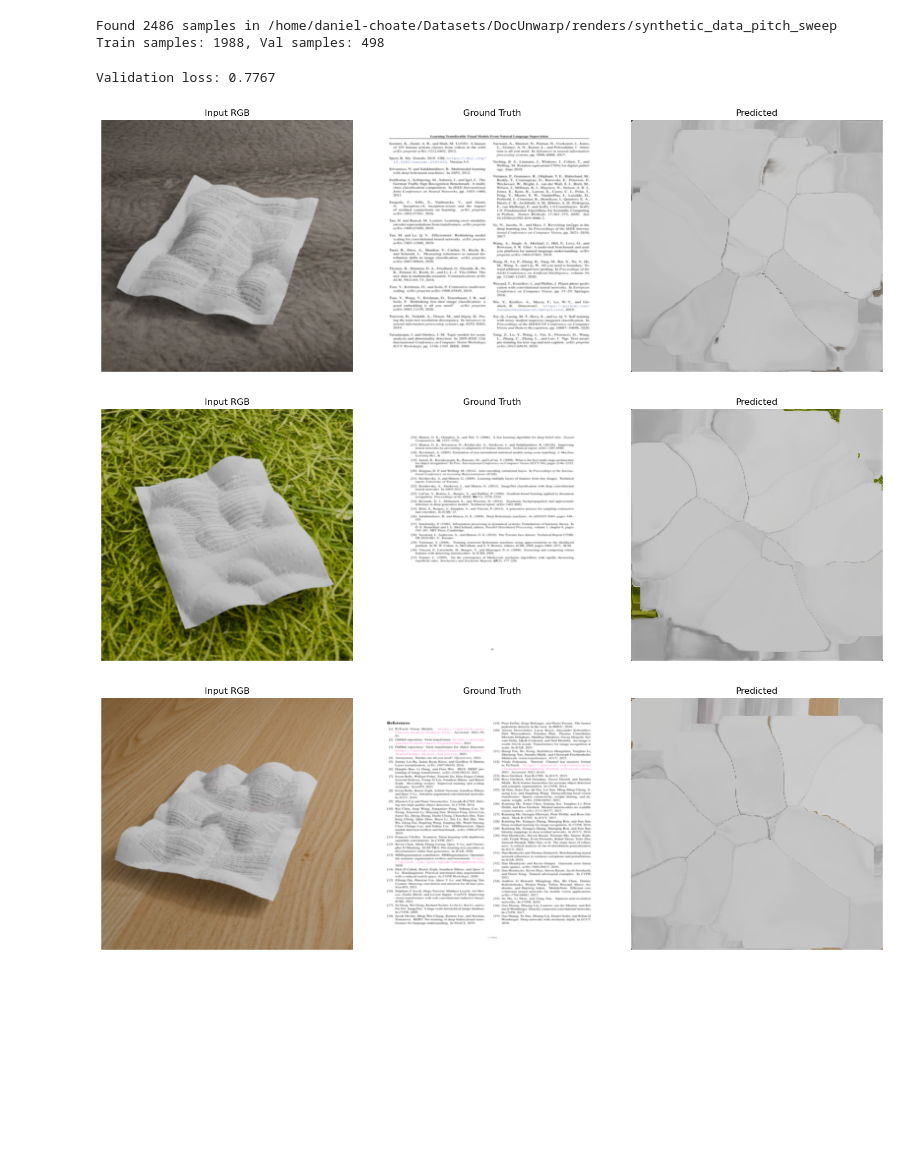
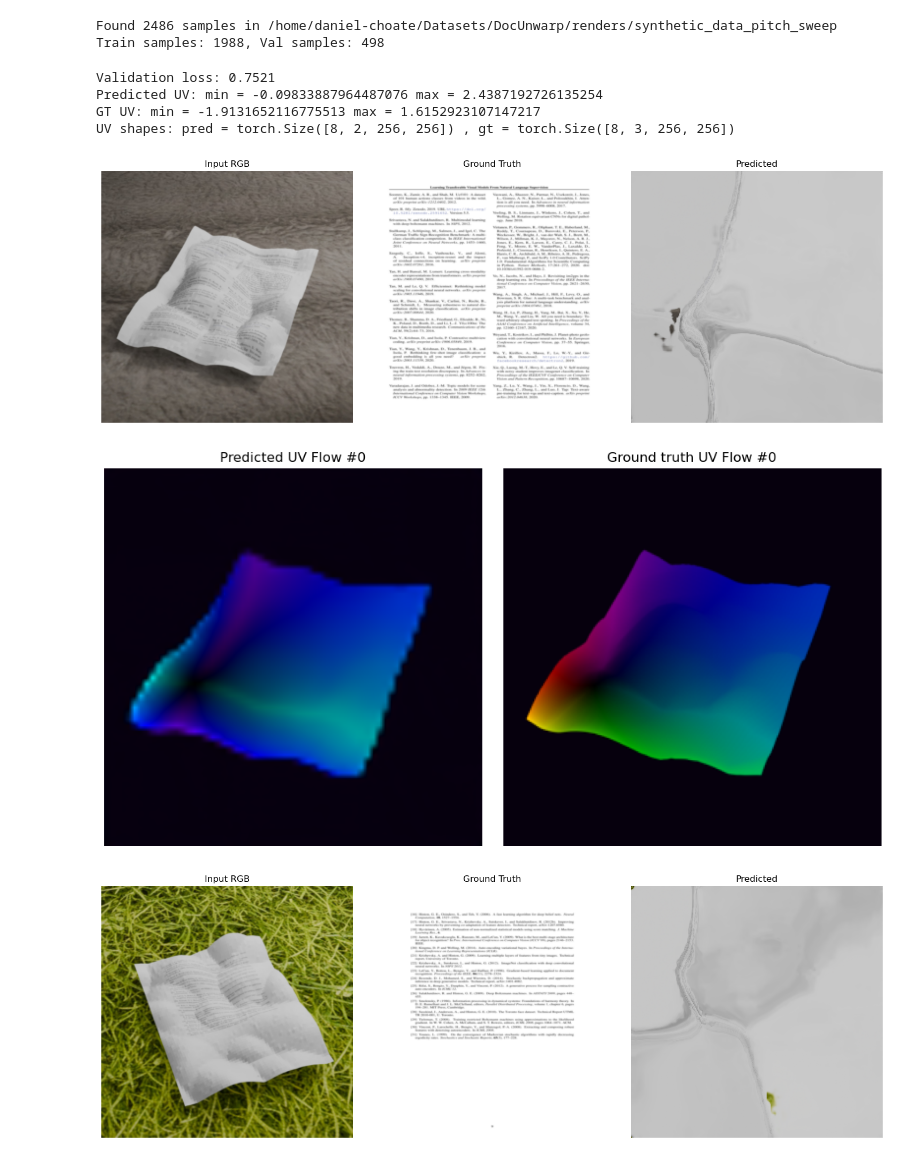
Before and after one commit to dchoate119/DeepDocUnwarp, a Jupyter notebook: src/evaluate_results.ipynb, the cells around one changed output. Saved outputs shown, nothing was run; the diff lists cells and outputs as text; code cells hidden in the pictures; blank space fills up the shorter version.

Commit message:
implemented pretrained backbone, along with failed dewarpnet attempt

```diff
--- a/src/evaluate_results.ipynb
+++ b/src/evaluate_results.ipynb
@@ -19,7 +20,7 @@ import numpy as np
 DATA_DIR = '/home/daniel-choate/Datasets/DocUnwarp/renders/synthetic_data_pitch_sweep'
 BATCH_SIZE = 8
 IMG_SIZE = (256, 256)
-WEIGHTS_PATH = '../experiments/best_model.pth'
+WEIGHTS_PATH = '../experiments/best_model_T3.pth'
 NUM_VISUALS = 5  # number of validation samples to visualize
 
 # LOAD DATA
@@ -28,8 +29,8 @@ _, val_loader = get_dataloaders(
     batch_size=BATCH_SIZE,
     img_size=IMG_SIZE,
     use_depth=False,
-    use_uv=False,
-    use_border=False
+    use_uv=True,
+    use_border=True
 )
 
 # Load device
@@ -37,48 +38,79 @@ device = torch.device('cuda' if torch.cuda.is_available() else 'cpu')
 
 
 # Load Model
-model = DocumentReconstructionModel().to(device)
+model = ResNetUnet(
+    backbone_name = 'resnet34',
+    pretrained = True
+    ).to(device)
 model.load_state_dict(torch.load(WEIGHTS_PATH, map_location=device))
 
 # Loss function (ALTER IF NEEDED)
 # criterion = nn.MSELoss()
-criterion = SSIMLoss()
+# criterion = SSIMLoss()
+criterion = UVReconstructionLoss(
+        reconstruction_weight=1.0,
+        uv_weight=0.5,
+        smoothness_weight=0.01,
+        use_mask=True,
+        loss_type='ssim' # Use SSIM for geometric recon
+    )
 
 # Validation loss
 val_loss = validate(model, val_loader, criterion, device)
 print(f"Validation loss: {val_loss:.4f}")
 
 
 # VISUALIZE PREDICTIONS
 model.eval()
 visualized = 0
 with torch.no_grad():
     for batch in val_loader:
         rgb = batch['rgb'].to(device)
         gt = batch['ground_truth'].to(device)
+        uv_gt = batch['uv'].to(device)
 
         # Forward pass
         # output = model(rgb)
-        output, flow = model(rgb)
+        outputs = model(rgb, predict_uv=True)
+        warped = outputs['warped']
+        flow = outputs['flow']
+        uv_pred = outputs['uv']
+
+        # --- STEP 1: Print UV value ranges ---
+        print("Predicted UV: min =", uv_pred.min().item(), "max =", uv_pred.max().item())
+        print("GT UV: min =", uv_gt.min().item(), "max =", uv_gt.max().item())
+        print("UV shapes: pred =", uv_pred.shape, ", gt =", uv_gt.shape)
 
         for i in range(rgb.size(0)):
             if visualized >= NUM_VISUALS:
                 break
 
             visualize_batch_pred({
                 'rgb': rgb[i].unsqueeze(0).cpu(),
                 'ground_truth': gt[i].unsqueeze(0).cpu(),
-                'predicted': output[i].unsqueeze(0).cpu()
+                'predicted': warped[i].unsqueeze(0).cpu(),
             }, num_samples=1)
+
+            # ---- UV FLOW FIELD ----
+            visualize_uv_flow(
+                uv_pred[i].unsqueeze(0).cpu(),  # shape [1,2,H,W]
+                uv_gt[i].unsqueeze(0).cpu(),
+                num_samples=1,
+                title_pred="Predicted UV Flow",
+                title_gt = "Ground truth UV Flow"
+            )
 
             visualized += 1
 
         if visualized >= NUM_VISUALS:
             break
 # %% [output]
 Found 2486 samples in /home/daniel-choate/Datasets/DocUnwarp/renders/synthetic_data_pitch_sweep
 Train samples: 1988, Val samples: 498
-Validation loss: 0.7767
+Validation loss: 0.7521
+Predicted UV: min = -0.09833887964487076 max = 2.4387192726135254
+GT UV: min = -1.9131652116775513 max = 1.6152923107147217
+UV shapes: pred = torch.Size([8, 2, 256, 256]) , gt = torch.Size([8, 3, 256, 256])
-[figure, old version]
+[figure, new version]
-[figure, old version]
+[figure, new version]
-[figure, old version]
+[figure, new version]
```
Also changed, not shown: parts of 2 cells of this notebook, 11 other files.
